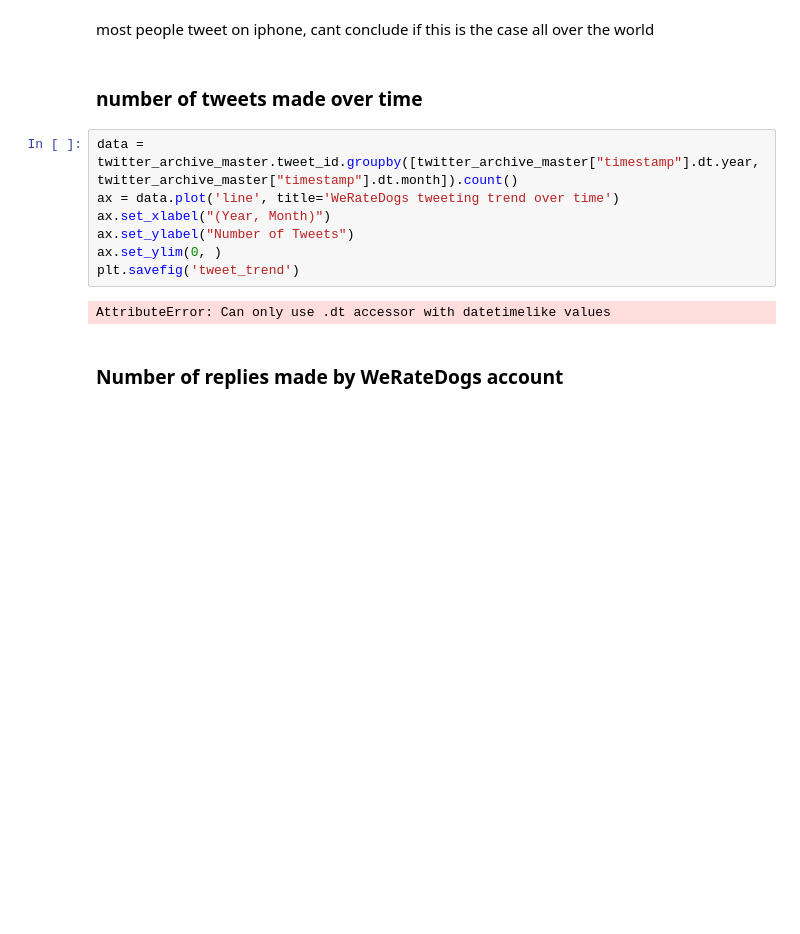
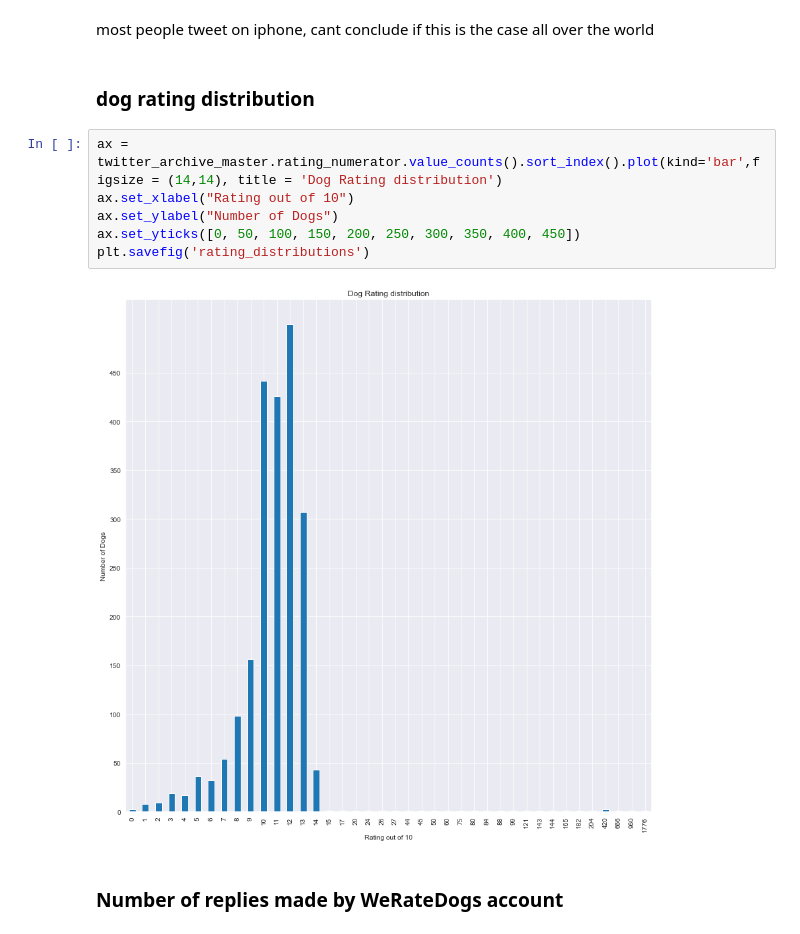
Before and after one commit to marangaa/udacity-Alx-data-analyst, a Jupyter notebook: Data Wrangling/wrangle_act.ipynb, the cells around one changed output. Saved outputs shown, nothing was run; the diff lists cells and outputs as text; blank space fills up the shorter version.

```diff
--- a/Data Wrangling/wrangle_act.ipynb
+++ b/Data Wrangling/wrangle_act.ipynb
@@ -809,17 +809,16 @@ plt.savefig('twitter_source')
 [figure]
 # %% [markdown]
 most people tweet on iphone, cant conclude if this is the case all over the world
-# %% [markdown]
-### number of tweets made over time
-# %%
-data = twitter_archive_master.tweet_id.groupby([twitter_archive_master["timestamp"].dt.year, twitter_archive_master["timestamp"].dt.month]).count()
-ax = data.plot('line', title='WeRateDogs tweeting trend over time')
-ax.set_xlabel("(Year, Month)")
-ax.set_ylabel("Number of Tweets")
-ax.set_ylim(0, )
-plt.savefig('tweet_trend')
-# %% [output]
-AttributeError: Can only use .dt accessor with datetimelike values
+# %% [markdown]
+### dog rating distribution
+# %%
+ax = twitter_archive_master.rating_numerator.value_counts().sort_index().plot(kind='bar',figsize = (14,14), title = 'Dog Rating distribution')
+ax.set_xlabel("Rating out of 10")
+ax.set_ylabel("Number of Dogs")
+ax.set_yticks([0, 50, 100, 150, 200, 250, 300, 350, 400, 450])
+plt.savefig('rating_distributions')
+# %% [output]
+[figure, added]
 # %% [markdown]
 ### Number of replies made by WeRateDogs account
 # %%
```
Also changed, not shown: parts of 8 cells of this notebook, 6 other files.
